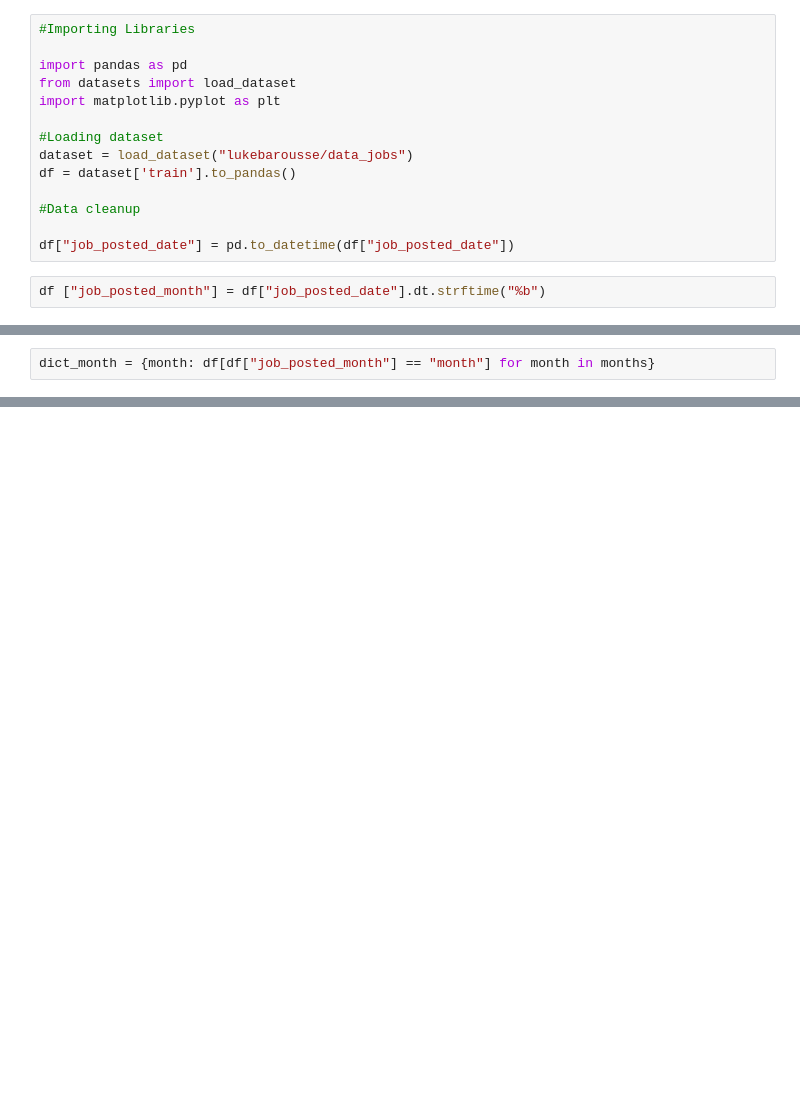
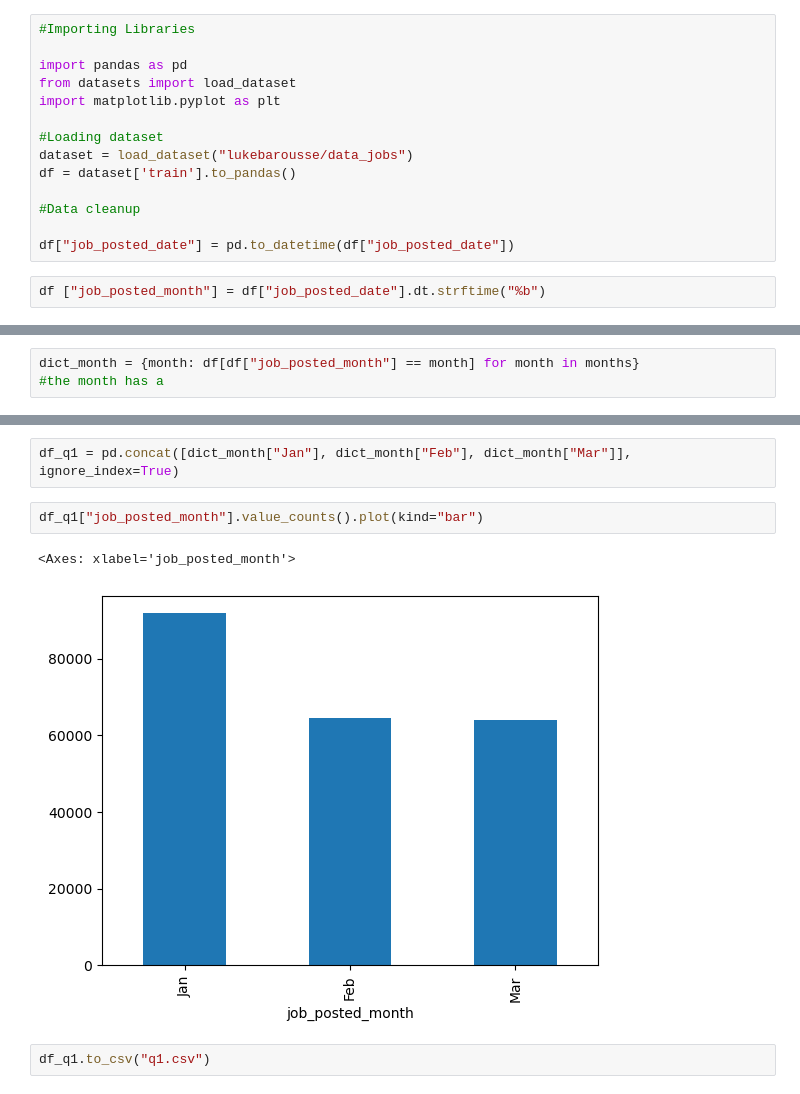
Before and after one commit to Bankole-Abdulmateen/PROJECT_PYTHON, a Jupyter notebook: 2_Advanced/Merge_Dataframes.ipynb, the cells around one changed output, grey strips where cells are left out. Cells and saved outputs as stored; diff of their text form; blank space fills up the shorter version.

```diff
--- a/2_Advanced/Merge_Dataframes.ipynb
+++ b/2_Advanced/Merge_Dataframes.ipynb
@@ -19,2 +23,3 @@ months = df["job_posted_month"].unique()
 # %%
-dict_month = {month: df[df["job_posted_month"] == "month"] for month in months}
+dict_month = {month: df[df["job_posted_month"] == month] for month in months}
+#the month has a
@@ -20,0 +42,9 @@ dict_month = {month: df[df["job_posted_month"] == "month"] for month in months}
+# %%
+df_q1 = pd.concat([dict_month["Jan"], dict_month["Feb"], dict_month["Mar"]], ignore_index=True)
+# %%
+df_q1["job_posted_month"].value_counts().plot(kind="bar")
+# %% [output]
+<Axes: xlabel='job_posted_month'>
+[figure, added]
+# %%
+df_q1.to_csv("q1.csv")
```
Also changed, not shown: parts of 4 cells of this notebook, 13 other files.
